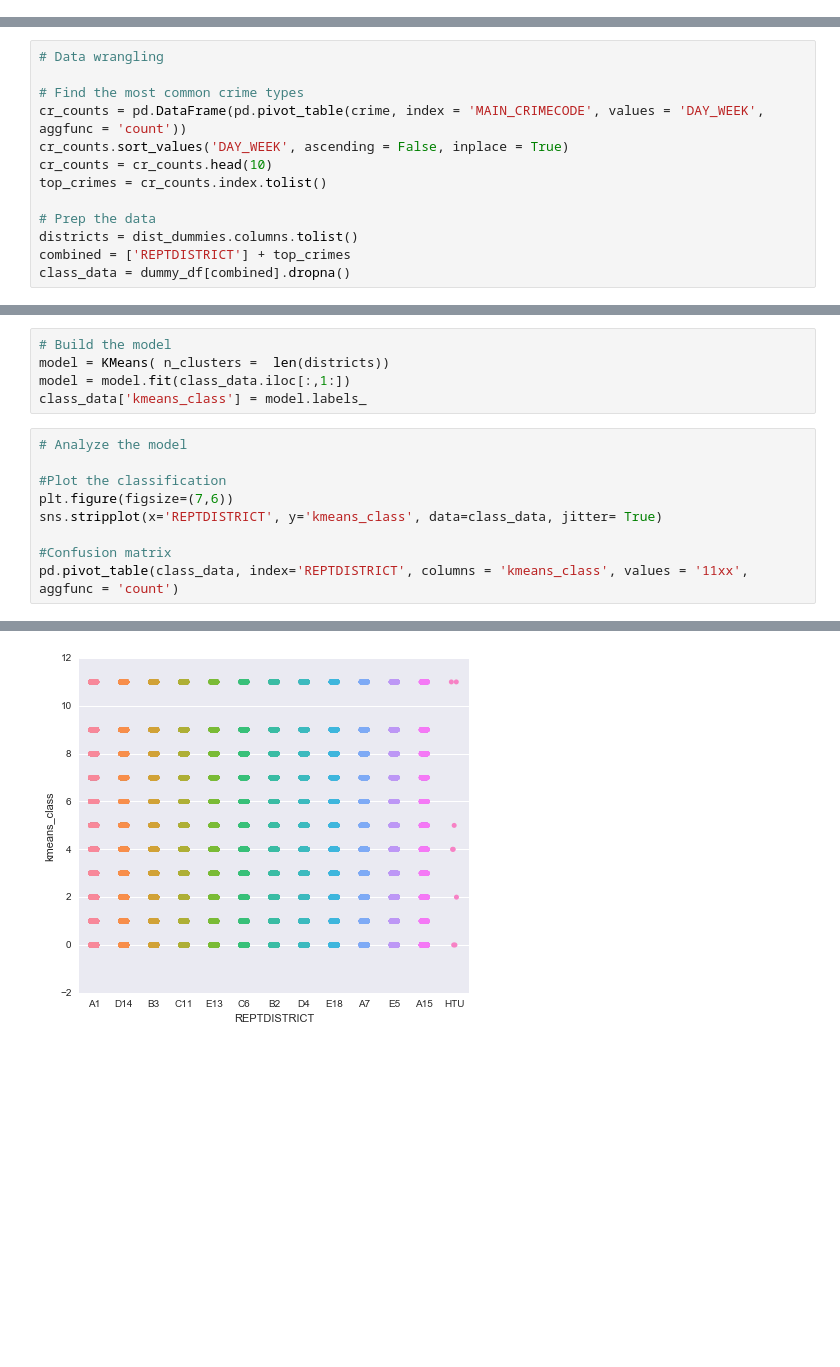
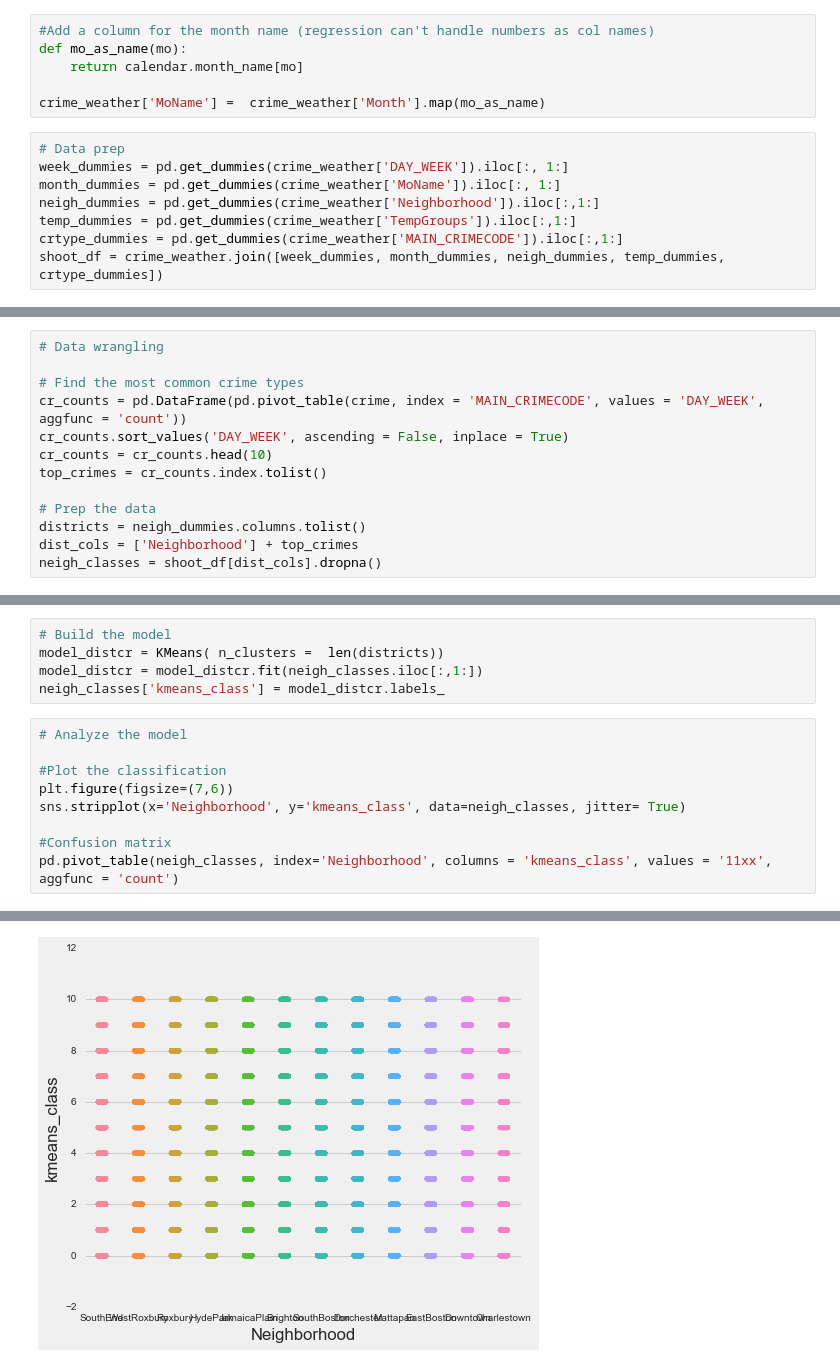
Before and after one commit to aisaacso/SafeBoss, a Jupyter notebook: crimes.ipynb, the cells around one changed output, grey strips where cells are left out. Saved outputs shown, nothing was run; the diff lists cells and outputs as text; blank space fills up the shorter version.

```diff
--- a/crimes.ipynb
+++ b/crimes.ipynb
@@ -260,0 +293,14 @@ Logit Regression Results
+# %%
+#Add a column for the month name (regression can't handle numbers as col names)
+def mo_as_name(mo):
+    return calendar.month_name[mo]
+
+crime_weather['MoName'] =  crime_weather['Month'].map(mo_as_name)
+# %%
+# Data prep
+week_dummies = pd.get_dummies(crime_weather['DAY_WEEK']).iloc[:, 1:]
+month_dummies = pd.get_dummies(crime_weather['MoName']).iloc[:, 1:]
+neigh_dummies = pd.get_dummies(crime_weather['Neighborhood']).iloc[:,1:]
+temp_dummies = pd.get_dummies(crime_weather['TempGroups']).iloc[:,1:]
+crtype_dummies = pd.get_dummies(crime_weather['MAIN_CRIMECODE']).iloc[:,1:]
+shoot_df = crime_weather.join([week_dummies, month_dummies, neigh_dummies, temp_dummies, crtype_dummies])
@@ -273,6 +376,6 @@ cr_counts = cr_counts.head(10)
 top_crimes = cr_counts.index.tolist()
 
 # Prep the data
-districts = dist_dummies.columns.tolist()
-combined = ['REPTDISTRICT'] + top_crimes
-class_data = dummy_df[combined].dropna()
+districts = neigh_dummies.columns.tolist()
+dist_cols = ['Neighborhood'] + top_crimes
+neigh_classes = shoot_df[dist_cols].dropna()
@@ -288,16 +389,16 @@ districts_crimes.plot(kind = 'bar')
 # %%
 # Build the model
-model = KMeans( n_clusters =  len(districts))
-model = model.fit(class_data.iloc[:,1:])
-class_data['kmeans_class'] = model.labels_
+model_distcr = KMeans( n_clusters =  len(districts))
+model_distcr = model_distcr.fit(neigh_classes.iloc[:,1:])
+neigh_classes['kmeans_class'] = model_distcr.labels_
 # %%
 # Analyze the model
 
 #Plot the classification
 plt.figure(figsize=(7,6))
-sns.stripplot(x='REPTDISTRICT', y='kmeans_class', data=class_data, jitter= True)
+sns.stripplot(x='Neighborhood', y='kmeans_class', data=neigh_classes, jitter= True)
 
 #Confusion matrix
-pd.pivot_table(class_data, index='REPTDISTRICT', columns = 'kmeans_class', values = '11xx', aggfunc = 'count')
+pd.pivot_table(neigh_classes, index='Neighborhood', columns = 'kmeans_class', values = '11xx', aggfunc = 'count')
 # %% [output]
 | kmeans_class | 0 | 1 | 2 | 3 | 4 | 5 | 6 | 7 | 8 | 9 | ... |
@@ -318,2 +418,2 @@ pd.pivot_table(class_data, index='REPTDISTRICT', columns = 'kmeans_class', value
-[figure, old version]
+[figure, new version]
 # %% [markdown]
```
Also changed, not shown: parts of 76 cells of this notebook.
